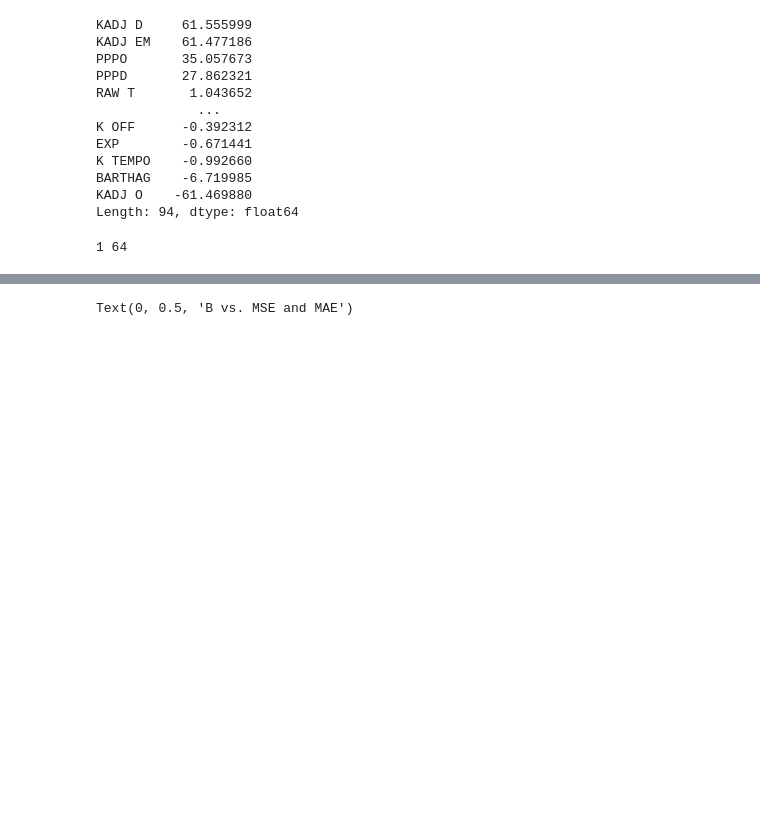
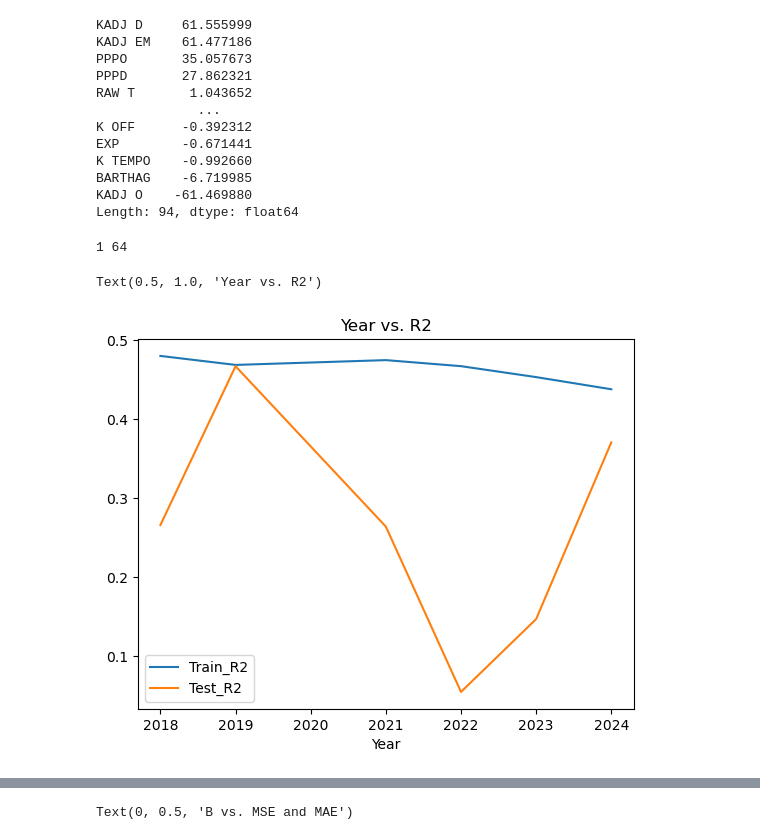
Before and after one commit to rhit-utsisda/ML-Project, a Jupyter notebook: Project/LinRegRound.ipynb, the cells around one changed output, grey strips where cells are left out. Drawn from its saved outputs; the diff is of its cells as text; code cells hidden in the pictures; blank space fills up the shorter version.

```diff
--- a/Project/LinRegRound.ipynb
+++ b/Project/LinRegRound.ipynb
@@ -183,3 +183,44 @@ Length: 94, dtype: float64
 print(df_train['ROUND'].min(),df_train['ROUND'].max())
 # %% [output]
 1 64
+# %%
+# Try predicting on different years using the last 10 years (2018-2023)
+years = [2018,2019,2021,2022,2023,2024]
+train_R2 = []
+test_R2 = []
+
+for i in range(len(years)):
+    df_train = df[df['YEAR'] < years[i]]
+    df_train = df_train[df_train['ROUND'] != 68]
+    df_test = df[df['YEAR'] == years[i]]
+    df_test = df_test[df_test['ROUND'] != 68]
+
+    X_train = df_train.drop(['TEAM', 'CONF','CONF ID','QUAD NO', 'QUAD ID','TEAM NO','TEAM ID','ROUND','YEAR','ROUND','WINS'], axis=1)
+    y_train = df_train['WINS']
+    X_test = df_test.drop(['TEAM', 'CONF','CONF ID','QUAD NO', 'QUAD ID','TEAM NO','TEAM ID','ROUND','YEAR','ROUND','WINS'], axis=1)
+    y_test = df_test['WINS']
+
+    # Fit
+    model = LinearRegression()
+    model.fit(X_train, y_train)
+    R2train = model.score(X_train, y_train)
+    train_R2.append(R2train)
+    # print("Train R^2 score:", R2train)
+    # Predict
+    y_pred = model.predict(X_test)
+    # Score
+    R2Test = model.score(X_test, y_test)
+    test_R2.append(R2Test)
+    # print("Test R^2 score:", R2)
+
+results = pd.DataFrame()
+results['Year'] = years
+results['Train_R2'] = train_R2
+results['Test_R2'] = test_R2
+
+ax = results.plot(x='Year',y='Train_R2')
+results.plot(x='Year',y='Test_R2',ax=ax)
+plt.title('Year vs. R2')
+# %% [output]
+Text(0.5, 1.0, 'Year vs. R2')
+[figure, added]
```
Also changed, not shown: parts of 1 cell of this notebook.
